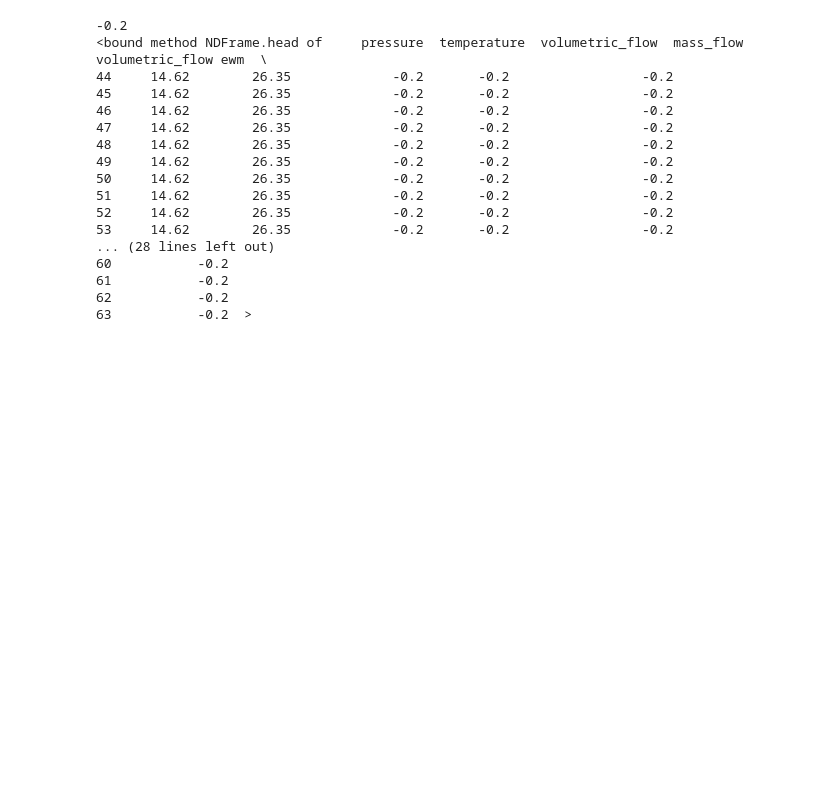
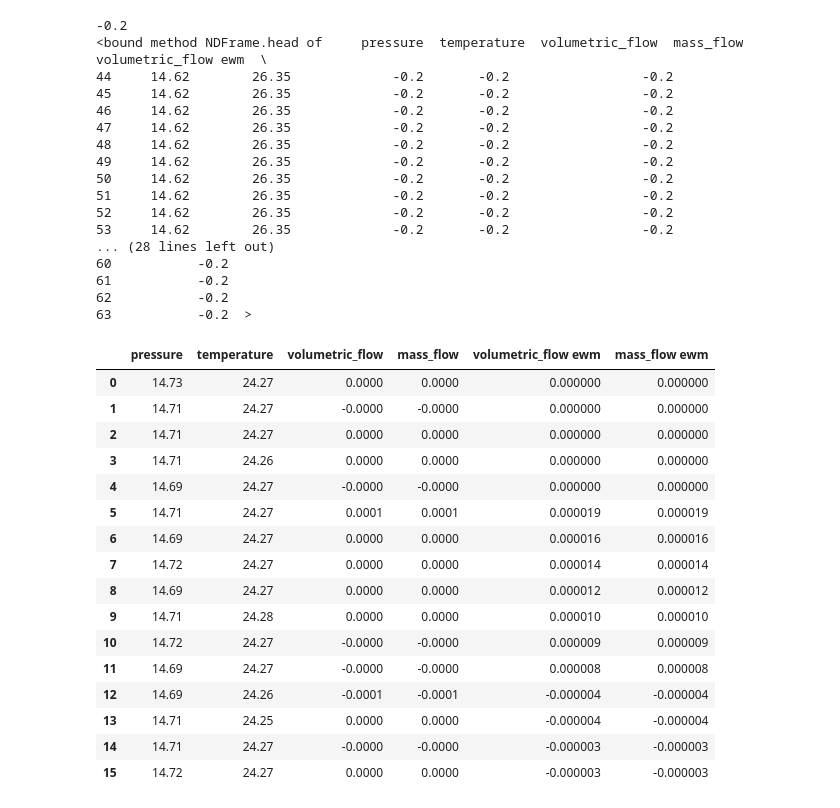
Before and after one commit to kyanshlipak/Aeth-Labs, a Jupyter notebook: Alicat Flow Meter Smoother.ipynb, the cells around one changed output. Saved outputs shown, nothing was run; the diff lists cells and outputs as text; code cells hidden in the pictures; blank space fills up the shorter version.

```diff
--- a/Alicat Flow Meter Smoother.ipynb
+++ b/Alicat Flow Meter Smoother.ipynb
@@ -172,3 +180,24 @@ HBox(children=(VBox(children=(ToggleButton(value=False, button_style='danger', d
 61           -0.2
 62           -0.2
 63           -0.2  >
+# %%
+unpickled_df = pd.read_pickle("./dummy.pkl")
+unpickled_df
+# %% [output]
+|  | pressure | temperature | volumetric_flow | mass_flow | volumetric_flow ewm | mass_flow ewm |
+| 0 | 14.73 | 24.27 | 0.0000 | 0.0000 | 0.000000 | 0.000000 |
+| 1 | 14.71 | 24.27 | -0.0000 | -0.0000 | 0.000000 | 0.000000 |
+| 2 | 14.71 | 24.27 | 0.0000 | 0.0000 | 0.000000 | 0.000000 |
+| 3 | 14.71 | 24.26 | 0.0000 | 0.0000 | 0.000000 | 0.000000 |
+| 4 | 14.69 | 24.27 | -0.0000 | -0.0000 | 0.000000 | 0.000000 |
+| 5 | 14.71 | 24.27 | 0.0001 | 0.0001 | 0.000019 | 0.000019 |
+| 6 | 14.69 | 24.27 | 0.0000 | 0.0000 | 0.000016 | 0.000016 |
+| 7 | 14.72 | 24.27 | 0.0000 | 0.0000 | 0.000014 | 0.000014 |
+| 8 | 14.69 | 24.27 | 0.0000 | 0.0000 | 0.000012 | 0.000012 |
+| 9 | 14.71 | 24.28 | 0.0000 | 0.0000 | 0.000010 | 0.000010 |
+| 10 | 14.72 | 24.27 | -0.0000 | -0.0000 | 0.000009 | 0.000009 |
+| 11 | 14.69 | 24.27 | -0.0000 | -0.0000 | 0.000008 | 0.000008 |
+| 12 | 14.69 | 24.26 | -0.0001 | -0.0001 | -0.000004 | -0.000004 |
+| 13 | 14.71 | 24.25 | 0.0000 | 0.0000 | -0.000004 | -0.000004 |
+| 14 | 14.71 | 24.27 | -0.0000 | -0.0000 | -0.000003 | -0.000003 |
+| 15 | 14.72 | 24.27 | 0.0000 | 0.0000 | -0.000003 | -0.000003 |
```
Also changed, not shown: parts of 1 cell of this notebook, 2 other files.
